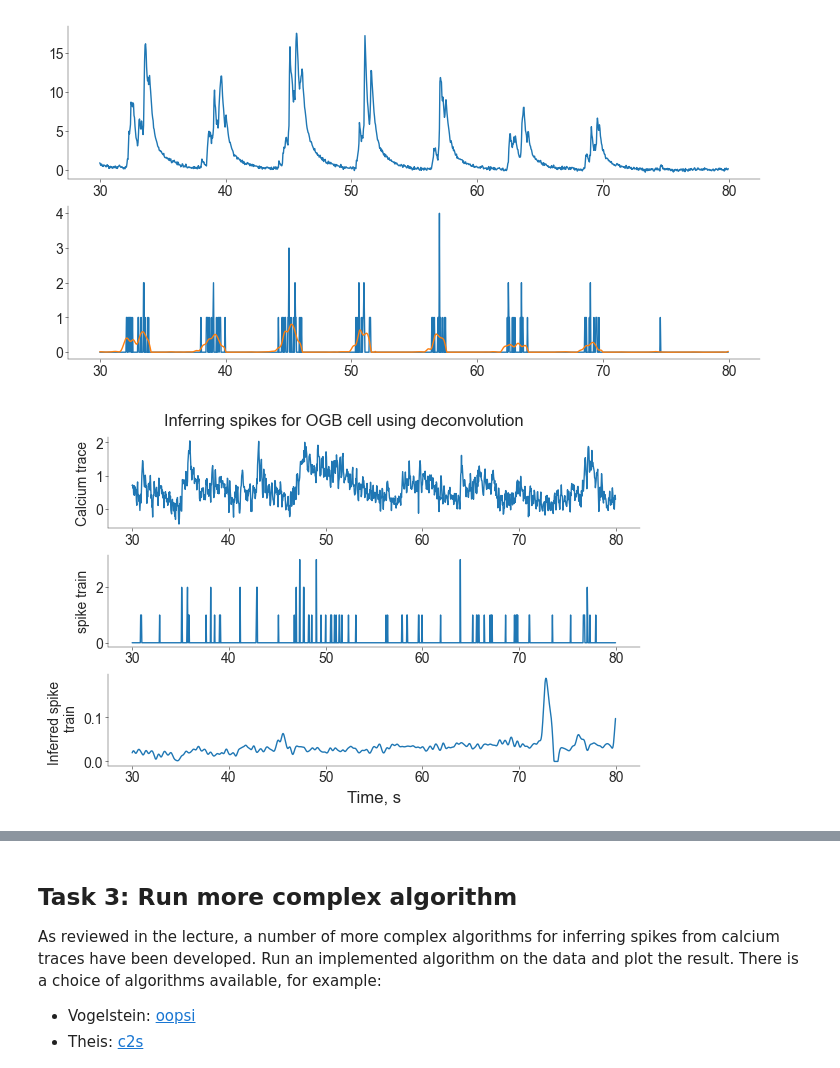
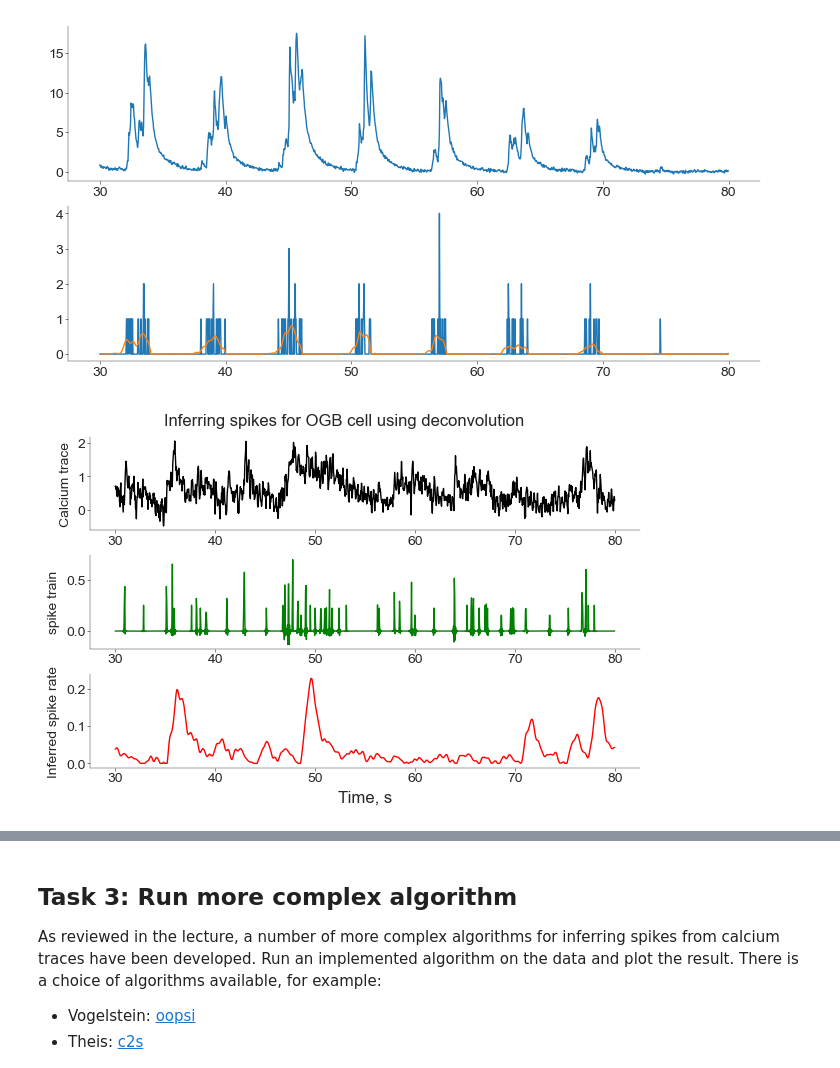
Before and after one commit to atimcenko/tu-neural-data-science, a Jupyter notebook: notebooks/CodingLab3_Ali.ipynb, the cells around one changed output, grey strips where cells are left out. Drawn from its saved outputs; the diff is of its cells as text; code cells hidden in the pictures.

```diff
--- a/notebooks/CodingLab3_Ali.ipynb
+++ b/notebooks/CodingLab3_Ali.ipynb
@@ -139,6 +141,10 @@ ogb_spikes = downsample_counts(ogb_spikes_orig.to_numpy(), fs_orig, fs)
 gcamp_calcium = signal.decimate(gcamp_calcium_orig.to_numpy(), q, n=filter_order, axis=0)
 gcamp_spikes = downsample_counts(gcamp_spikes_orig.to_numpy(), fs_orig, fs)
 
+# example decimation of spikes
+ogb_spikes_decim = signal.decimate(ogb_spikes_orig.to_numpy(), q, n=filter_order, axis=0)
+gcamp_spikes_decim = signal.decimate(gcamp_spikes_orig.to_numpy(), q, n=filter_order, axis=0)
+
 times = np.arange(ogb_calcium.shape[0]) / fs
 
 print(ogb_calcium_orig.shape)
@@ -403,25 +428,25 @@ plt.show()
 # %%
 # --------------------------------------------------------------------------
 # Compare true and deconvolved spikes rates for the OGB or GCamP Cell (1 pt)
 # --------------------------------------------------------------------------
 
 fig, axs = plt.subplots(
-    3, 1, figsize=(6, 4), height_ratios=[1, 1, 1], gridspec_kw=dict(hspace=0)
+    3, 1, figsize=(6, 4),gridspec_kw=dict(hspace=0)
 )
 
 # OGB Cell
 fig.suptitle("Inferring spikes for OGB cell using deconvolution")
 # OGB Cell
-axs[0].plot(times[t_slice], ogb_calcium[t_slice, i_cell_gcamp])
+axs[0].plot(times[t_slice], ogb_calcium[t_slice, i_cell_gcamp], color='black')
 axs[0].set_ylabel("Calcium trace")
 
-axs[1].plot(times[t_slice], ogb_spikes[t_slice, i_cell_gcamp])
+axs[1].plot(times[t_slice], ogb_spikes_decim[t_slice, i_cell_gcamp], color='green')
 axs[1].set_ylabel("spike train")
 
-axs[2].plot(times[t_slice] ,sp_hat_gcamp[t_slice])
-axs[2].set_ylabel("Inferred spike \n train")
+axs[2].plot(times[t_slice] ,sp_hat_ogb[t_slice], color='red')
+axs[2].set_ylabel("Inferred spike rate")
 axs[2].set_xlabel("Time, s", fontsize = 12)
 
 plt.show()
 # %% [output]
-[figure, old version]
+[figure, new version]
```
Also changed, not shown: parts of 11 cells of this notebook, 1 other file.
